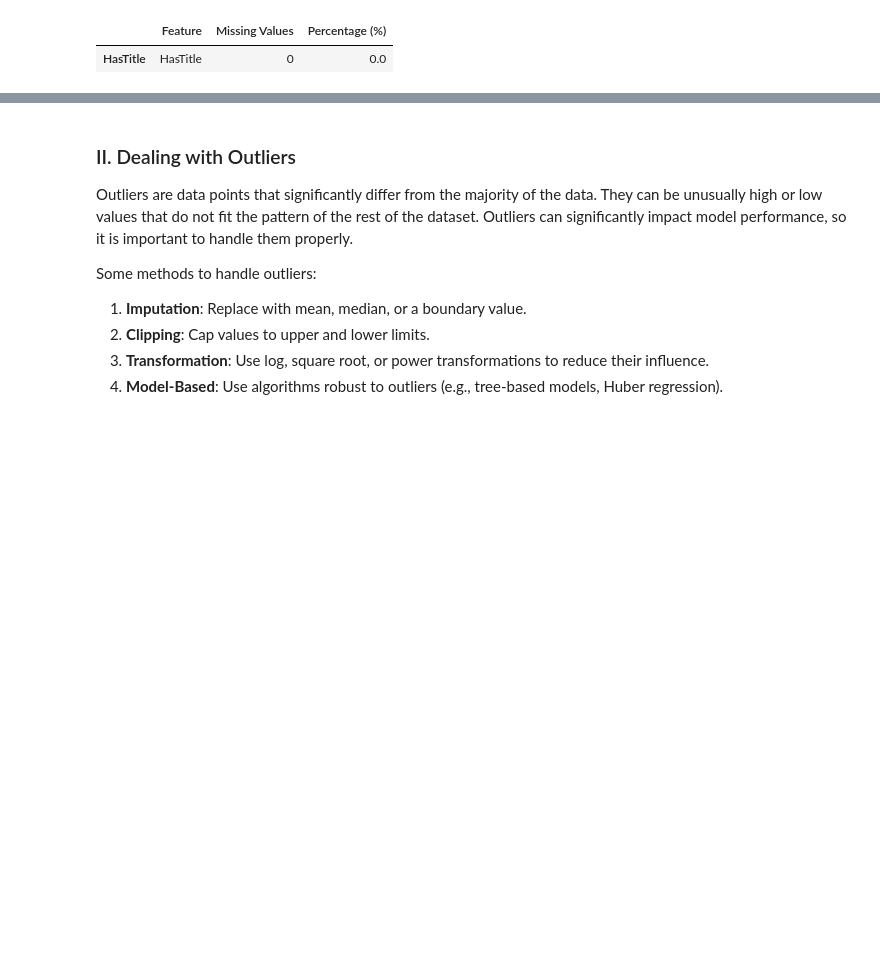
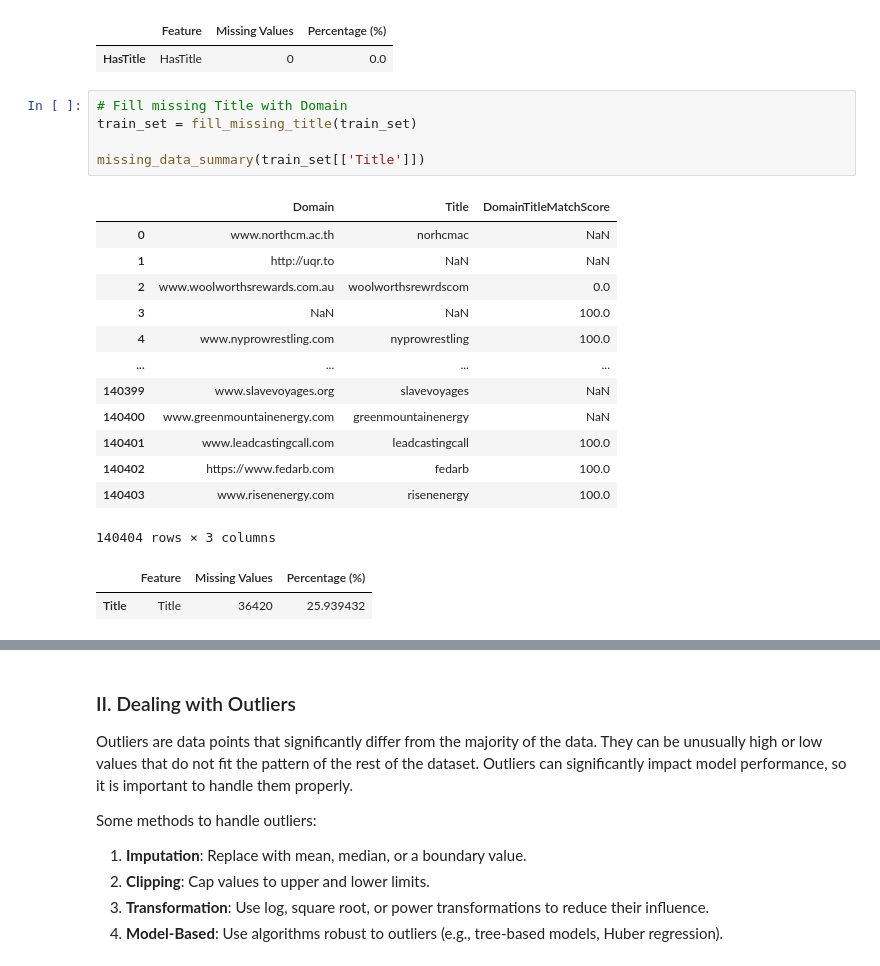
Before and after one commit to IlllIllIIIlIlIll/Traienta_IF3070, a Jupyter notebook: src/public/Tubes2_Kelompok30.ipynb, the cells around one changed output, grey strips where cells are left out. Cells and saved outputs as stored; diff of their text form; blank space fills up the shorter version.

```diff
--- a/src/public/Tubes2_Kelompok30.ipynb
+++ b/src/public/Tubes2_Kelompok30.ipynb
@@ -919,3 +1123,24 @@ missing_data_summary(train_set[['HasTitle']])
 140404 rows × 2 columns
 |  | Feature | Missing Values | Percentage (%) |
 | HasTitle | HasTitle | 0 | 0.0 |
+# %%
+# Fill missing Title with Domain
+train_set = fill_missing_title(train_set)
+
+missing_data_summary(train_set[['Title']])
+# %% [output]
+|  | Domain | Title | DomainTitleMatchScore |
+| 0 | www.northcm.ac.th | norhcmac | NaN |
+| 1 | http://uqr.to | NaN | NaN |
+| 2 | www.woolworthsrewards.com.au | woolworthsrewrdscom | 0.0 |
+| 3 | NaN | NaN | 100.0 |
+| 4 | www.nyprowrestling.com | nyprowrestling | 100.0 |
+| ... | ... | ... | ... |
+| 140399 | www.slavevoyages.org | slavevoyages | NaN |
+| 140400 | www.greenmountainenergy.com | greenmountainenergy | NaN |
+| 140401 | www.leadcastingcall.com | leadcastingcall | 100.0 |
+| 140402 | https://www.fedarb.com | fedarb | 100.0 |
+| 140403 | www.risenenergy.com | risenenergy | 100.0 |
+140404 rows × 3 columns
+|  | Feature | Missing Values | Percentage (%) |
+| Title | Title | 36420 | 25.939432 |
```
Also changed, not shown: parts of 9 cells of this notebook.
